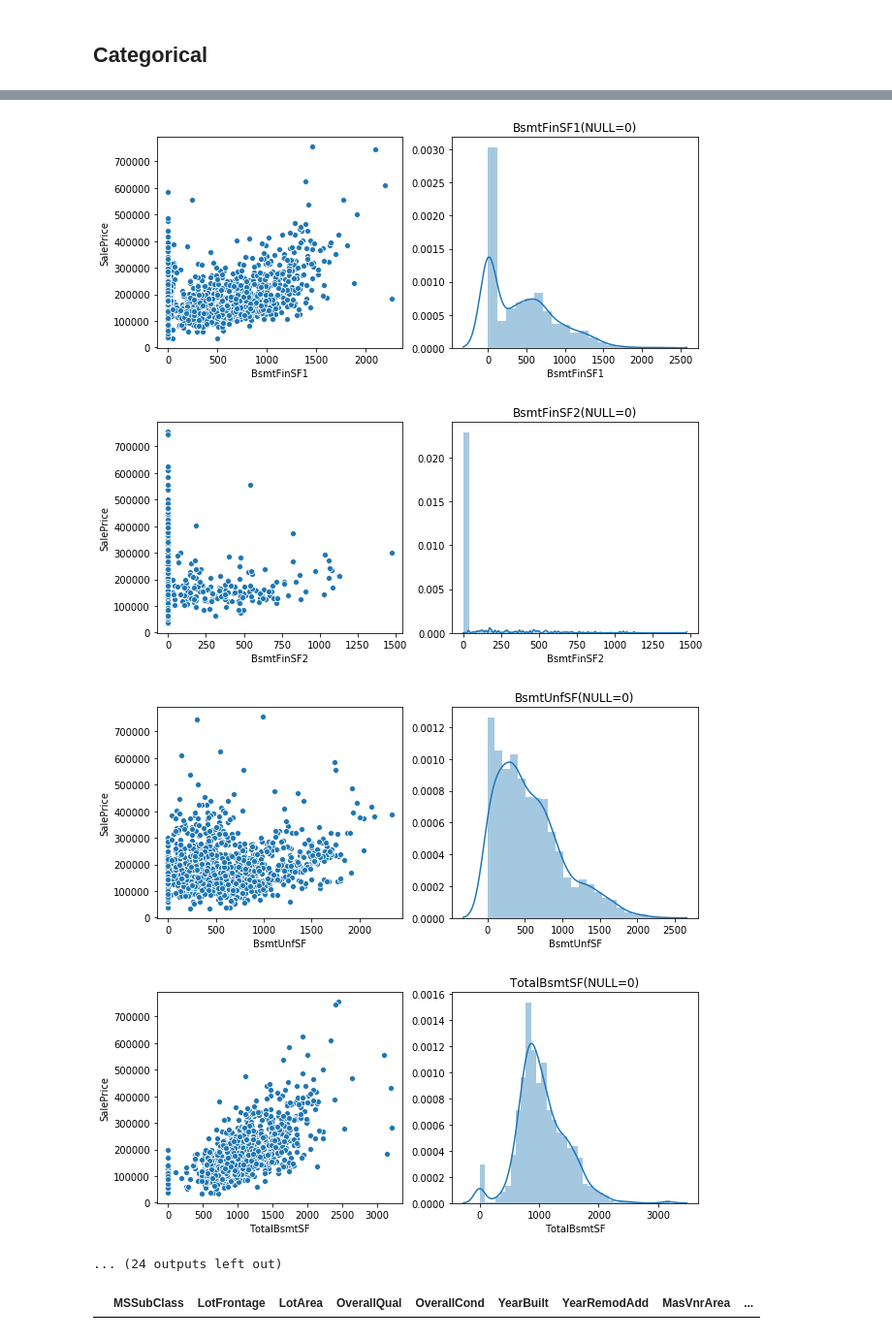
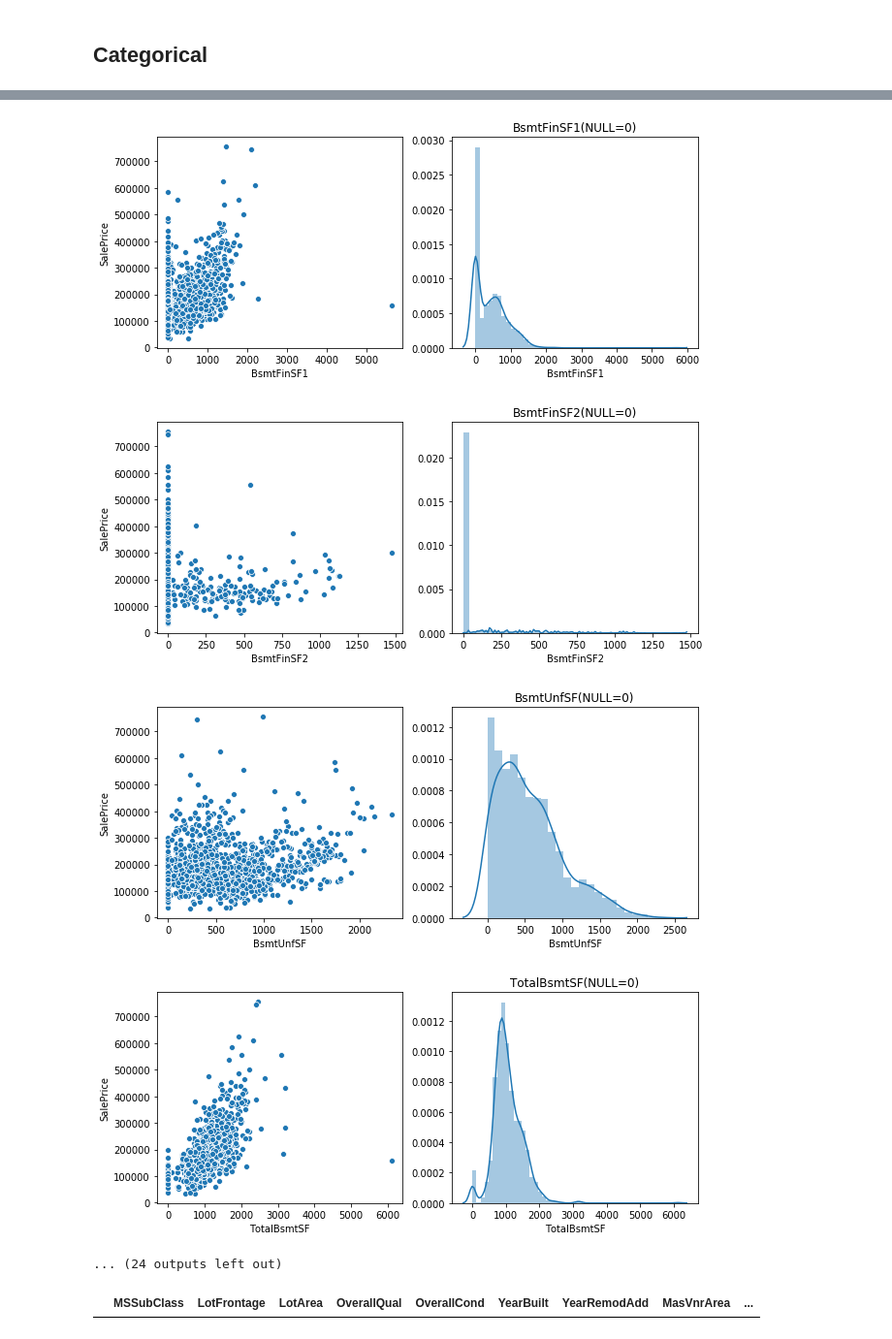
Before and after one commit to shotai07/kaggle_practice, a Jupyter notebook: house_prices_advanced_regression_techniques/src_analysis/house_price_EDA_v1.ipynb, the cells around one changed output, grey strips where cells are left out. Shown at 97% size. Drawn from its saved outputs; the diff is of its cells as text; code cells hidden in the pictures.

```diff
--- a/house_prices_advanced_regression_techniques/src_analysis/house_price_EDA_v1.ipynb
+++ b/house_prices_advanced_regression_techniques/src_analysis/house_price_EDA_v1.ipynb
@@ -257,7 +256,7 @@ nume_cols = numerical.copy()
 nume_cols.append(y_col)
 nume_df = eda_df.loc[:, nume_cols]
 # nume_df = nume_df.fillna(-10)
-nume_df = nume_df.query('TotalBsmtSF < 6000')
+# nume_df = nume_df.query('TotalBsmtSF < 6000')
 for c in numerical:
     fig, (ax1, ax2) = plt.subplots(1, 2, figsize=(10,4))
 #     plt.figure(figsize=(8, 4))
@@ -276,8 +275,8 @@ for c in numerical:
 [figure]
-[figure, old version]
+[figure, new version]
 [figure]
-[figure, old version]
+[figure, new version]
-[figure, old version]
+[figure, new version]
 ... (24 outputs left out)
 # %%
 nume_df.query('TotalBsmtSF > 5000')
```
Also changed, not shown: parts of 6 cells of this notebook, 6 other files.
